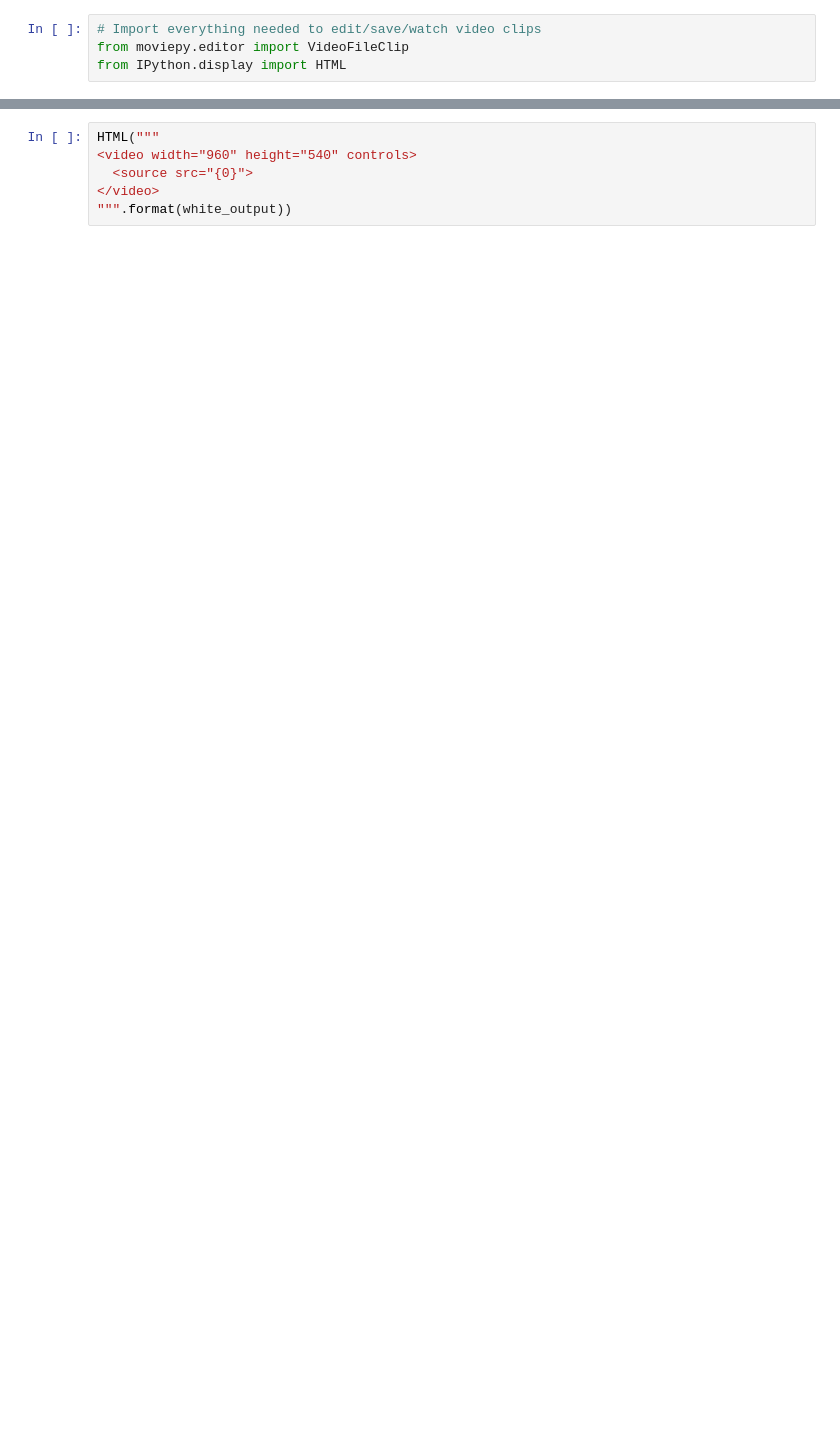
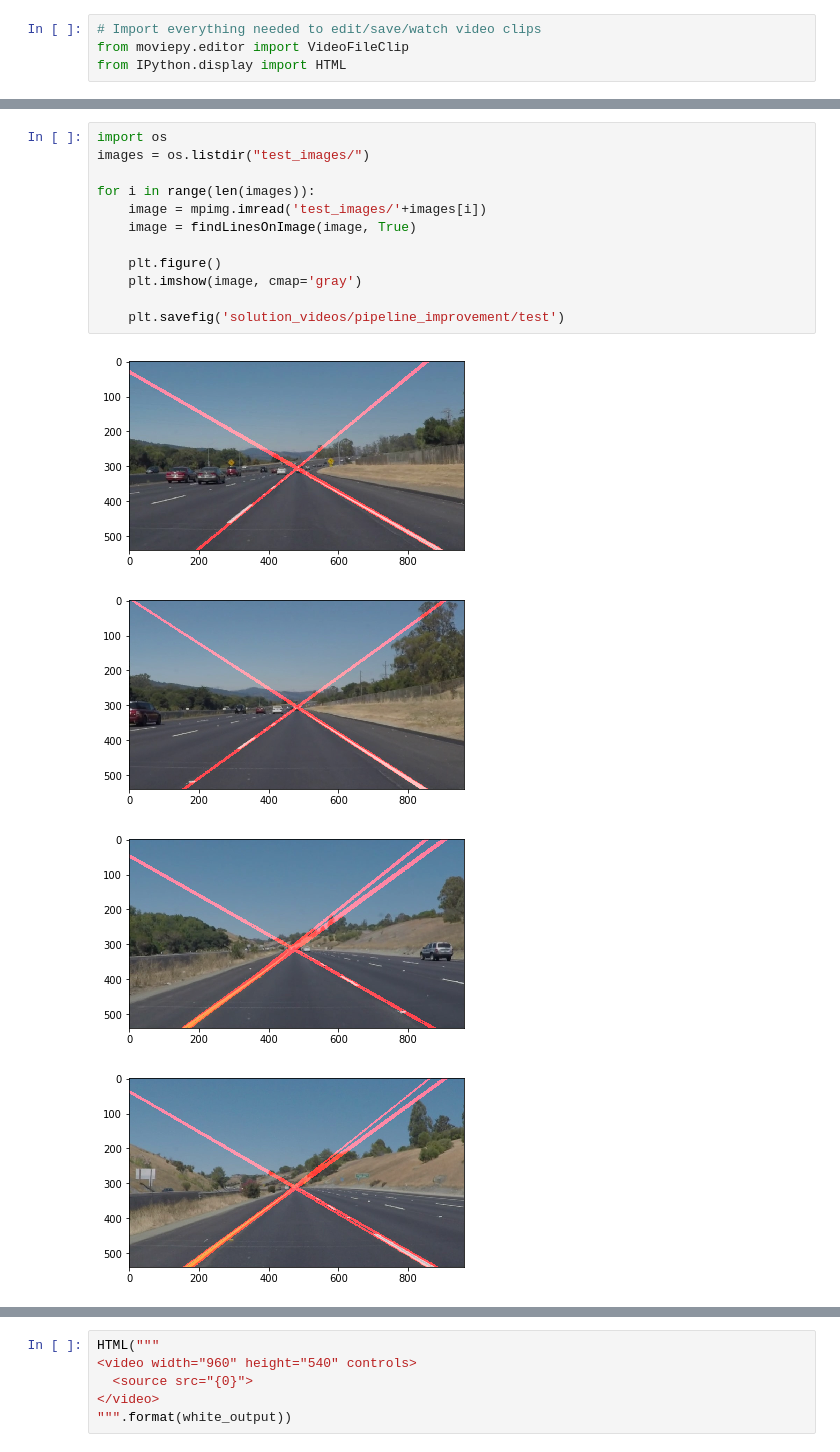
Before and after one commit to dgard8/Project_1, a Jupyter notebook: P1.ipynb, the cells around one changed output, grey strips where cells are left out. Drawn from its saved outputs; the diff is of its cells as text; blank space fills up the shorter version.

```diff
--- a/P1.ipynb
+++ b/P1.ipynb
@@ -513,0 +359,17 @@ Play the video inline, or if you prefer find the video in your filesystem (shoul
+# %%
+import os
+images = os.listdir("test_images/")
+
+for i in range(len(images)):
+    image = mpimg.imread('test_images/'+images[i])
+    image = findLinesOnImage(image, True)
+
+    plt.figure()
+    plt.imshow(image, cmap='gray')
+
+    plt.savefig('solution_videos/pipeline_improvement/test')
+# %% [output]
+[figure, added]
+[figure, added]
+[figure, added]
+[figure, added]
```
Also changed, not shown: parts of 40 cells of this notebook, 12 other files.
